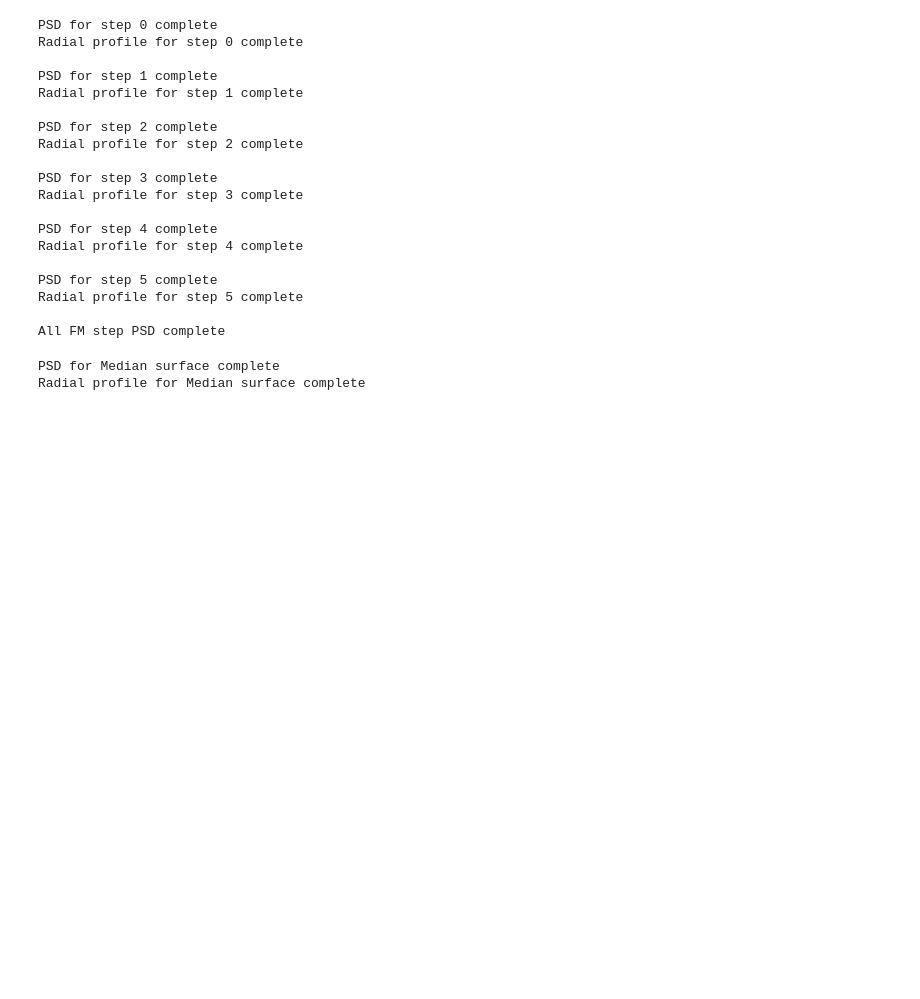
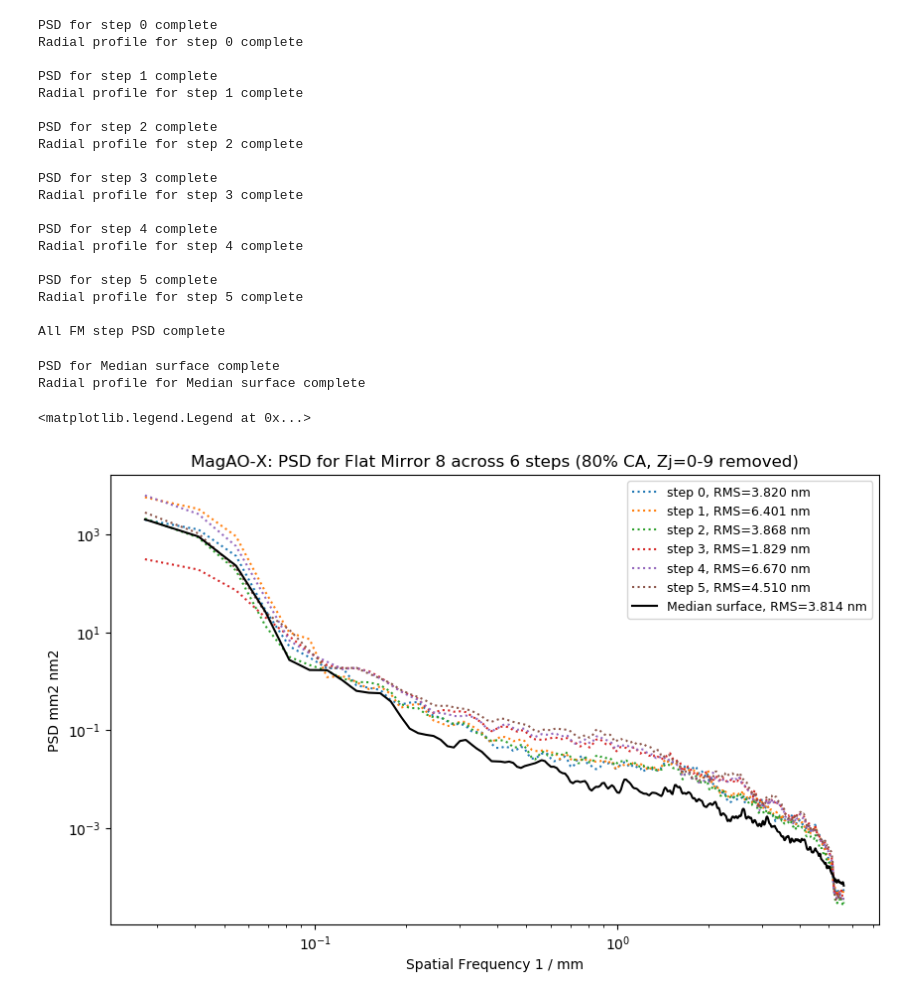
Before and after one commit to magao-x/magaox_poppy, a Jupyter notebook: PSD/zygo_data/flat_mirror_testfile.ipynb, the cells around one changed output. Cells and saved outputs as stored; diff of their text form; code cells hidden in the pictures; blank space fills up the shorter version.

```diff
--- a/PSD/zygo_data/flat_mirror_testfile.ipynb
+++ b/PSD/zygo_data/flat_mirror_testfile.ipynb
@@ -405,6 +172,10 @@ fm_parms = {'ca' : 99, # of the 80% CA given
              'diam_100CA': 50*u.mm, # not really useful but okay
              'surf_units': u.micron}
 
+fits_folder = 'flat_mirrors/fixed_fits/'
+
+ca_resize=80
+fm_num = 8
 ntot = 6
 fms=[]
 for n in range(0,ntot):
@@ -417,10 +188,16 @@ for n in range(0,ntot):
                        oversamp = fm_parms['ovs'])
 
     # load the file
+    '''
     t_fm.load_surf(data=data_set[n],
                     wavelen=sp['wavelength'],
                     latres=sp['lateral_res'])
 
+    t_fm.load_mask(mask=mask)
+    '''
+    file_loc=fits_folder+'flat_2in_ca{0}_n{1}_step{2}'.format(ca_resize, fm_num, n)
+    t_fm.open_surf(fileloc=file_loc+'_surf.fits', surf_units = u.micron)
+    t_fm.open_mask(fileloc=file_loc+'_mask.fits')
     # calculate the PSD
     t_fm.calc_psd()
     print('PSD for {0} complete'.format(n_step))
@@ -461,10 +238,15 @@ fm_med = psd.surfPSD(surf_name = n_step,
                    oversamp = fm_parms['ovs'])
 
 # load the file
+'''
 fm_med.load_surf(data=med_data*data_set.unit,
                 wavelen=sp['wavelength'],
                 latres=sp['lateral_res'])
-
+fm_med.load_mask(mask=mask)
+'''
+file_loc=fits_folder+'flat_2in_ca{0}_n{1}_median'.format(ca_resize, fm_num, n)
+fm_med.open_surf(fileloc=file_loc+'_surf.fits', surf_units = u.micron)
+fm_med.open_mask(fileloc=file_loc+'_mask.fits')
 # calculate the PSD
 fm_med.calc_psd()
 print('PSD for {0} complete'.format(n_step))
@@ -475,6 +257,19 @@ print('Radial profile for {0} complete\n'.format(n_step))
 # %% [output]
 PSD for Median surface complete
 Radial profile for Median surface complete
+# %%
+plt.figure(figsize=[10,6],dpi=100)
+for obj in fms:
+    plt.loglog(obj.k_radial.value, obj.psd_radial_cal.value, ':', label='{0}, RMS={1:.3f}'.format(obj.surf_name, np.sqrt(obj.var)))
+plt.loglog(fm_med.k_radial.value, fm_med.psd_radial_cal.value, 'k', label='{0}, RMS={1:.3f}'.format(fm_med.surf_name, np.sqrt(fm_med.var)))
+plt.xlabel('Spatial Frequency {0}'.format(fms[0].k_radial.unit))
+plt.ylabel('PSD {0}'.format(fms[0].psd_radial_cal.unit))
+plt.title('MagAO-X: PSD for Flat Mirror 8 across 6 steps ({0}% CA, Zj=0-9 removed)'.format(ca_resize))
+#plt.legend(prop={'size':9},loc='center left', bbox_to_anchor=(1, 0.5))
+plt.legend(prop={'size':9})
+# %% [output]
+<matplotlib.legend.Legend at 0x...>
+[figure, added]
 # %%
 plt.figure(figsize=[10,6],dpi=100)
 for obj in fms:
```
Also changed, not shown: parts of 12 cells of this notebook.
